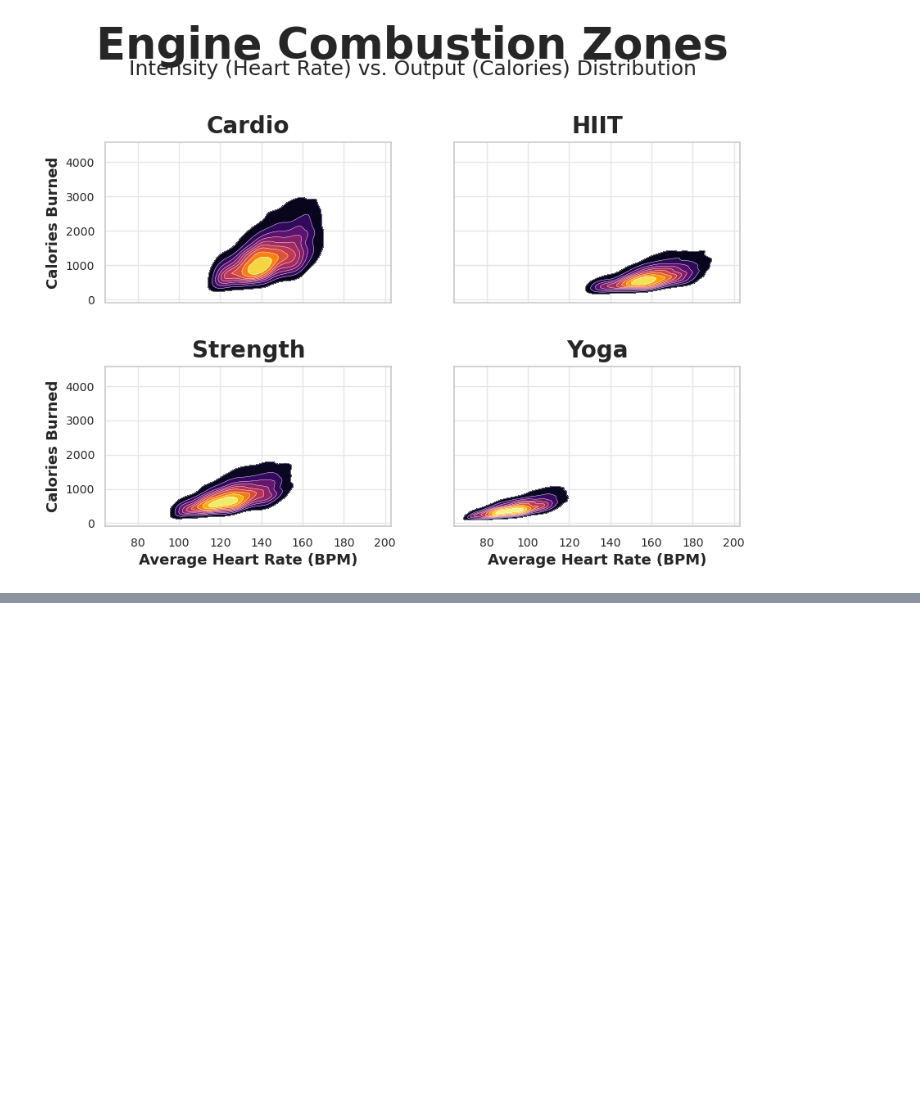
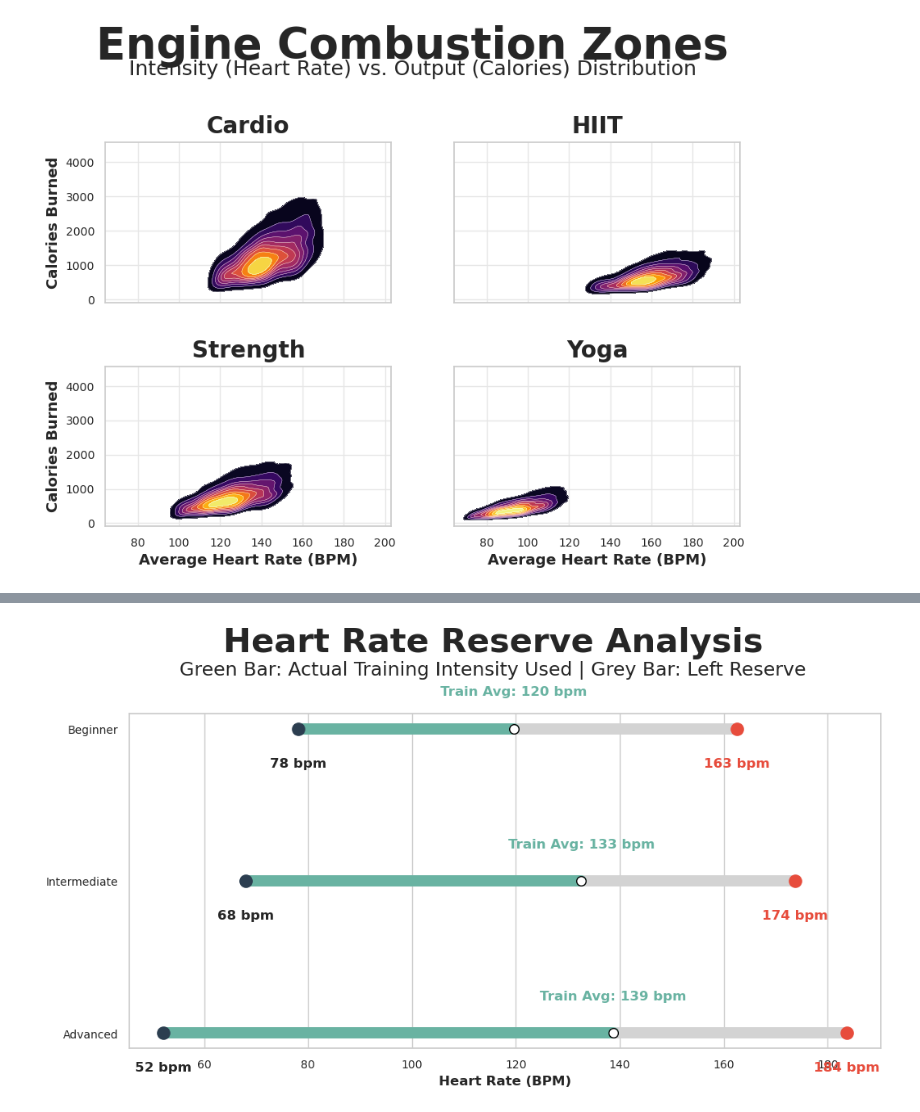
Before and after one commit to WojciechHrycenko/ReproducibleResearch, a Jupyter notebook: RR_final_project.ipynb, the cells around one changed output, grey strips where cells are left out. Saved outputs shown, nothing was run; the diff lists cells and outputs as text; code cells hidden in the pictures; blank space fills up the shorter version.

Commit message:
Heart Rate Reserve Analysis

```diff
--- a/RR_final_project.ipynb
+++ b/RR_final_project.ipynb
@@ -673,3 +673,92 @@ plt.show()
 # %% [output]
 Saved: /Users/ola/Desktop/studia/magisterka-uw/4-semestr/reproducible-research/Project_RR/ReproducibleResearch/outputs/figures/04_engine_combustion_zones.png
 [figure]
+# %%
+# ============================================================
+# PLOT 6: DUMBBELL CHART — Heart Rate Reserve Analysis
+# ============================================================
+
+dumbbell_data = (
+    df.groupby("difficulty_level", observed=True)
+    .agg(
+        resting=("resting_bpm", "mean"),
+        max_bpm=("max_bpm", "mean"),
+        avg_workout=("avg_bpm", "mean"),
+    )
+    .reset_index()
+)
+
+order = ["Advanced", "Intermediate", "Beginner"]
+dumbbell_data["difficulty_level"] = pd.Categorical(
+    dumbbell_data["difficulty_level"],
+    categories=order,
+    ordered=True,
+)
+dumbbell_data = dumbbell_data.sort_values("difficulty_level")
+
+fig, ax = plt.subplots(figsize=(12, 6))
+y_pos = np.arange(len(dumbbell_data))
+
+for idx, (_, row) in enumerate(dumbbell_data.iterrows()):
+    y = y_pos[idx]
+
+    # Full reserve range
+    ax.plot(
+        [row["resting"], row["max_bpm"]],
+        [y, y],
+        color=COL_GREY,
+        linewidth=10,
+        solid_capstyle="round",
+    )
+
+    # Actual training intensity range
+    ax.plot(
+        [row["resting"], row["avg_workout"]],
+        [y, y],
+        color=COL_TEAL,
+        linewidth=10,
+        solid_capstyle="round",
+    )
+
+    ax.scatter(row["resting"], y, s=120, color="#2c3e50", zorder=3)
+    ax.scatter(row["max_bpm"], y, s=120, color=COL_RED, zorder=3)
+    ax.scatter(row["avg_workout"], y, s=70, color="white", edgecolor="black", zorder=4)
+
+    ax.text(row["resting"], y - 0.25, f"{row['resting']:.0f} bpm", ha="center", weight="bold")
+    ax.text(row["max_bpm"], y - 0.25, f"{row['max_bpm']:.0f} bpm", ha="center", color=COL_RED, weight="bold")
+    ax.text(row["avg_workout"], y + 0.22, f"Train Avg: {row['avg_workout']:.0f} bpm", ha="center", color=COL_TEAL, weight="bold")
+
+ax.set_yticks(y_pos)
+ax.set_yticklabels(dumbbell_data["difficulty_level"].astype(str))
+ax.set_xlabel("Heart Rate (BPM)")
+ax.set_ylabel("")
+
+
+fig.text(
+    0.5,
+    0.98,
+    "Heart Rate Reserve Analysis",
+    ha="center",
+    va="top",
+    fontsize=30,
+    weight="bold"
+)
+
+
+fig.text(
+    0.5,
+    0.91,
+    "Green Bar: Actual Training Intensity Used | Grey Bar: Left Reserve",
+    ha="center",
+    va="top",
+    fontsize=17
+)
+
+
+fig.subplots_adjust(top=0.80)
+
+ax.grid(axis="y", visible=False)
+
+save_fig(fig, "06_heart_rate_reserve_dumbbell.png")
+plt.show()
+# %% [output]
@@ -675,0 +766 @@ Saved: /Users/ola/Desktop/studia/magisterka-uw/4-semestr/reproducible-research/P
+[figure, added]
```
Also changed, not shown: parts of 1 cell of this notebook, 1 other file.
